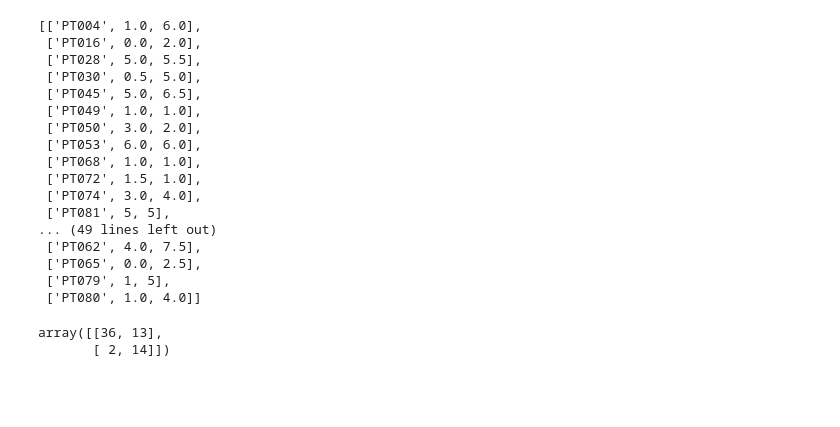
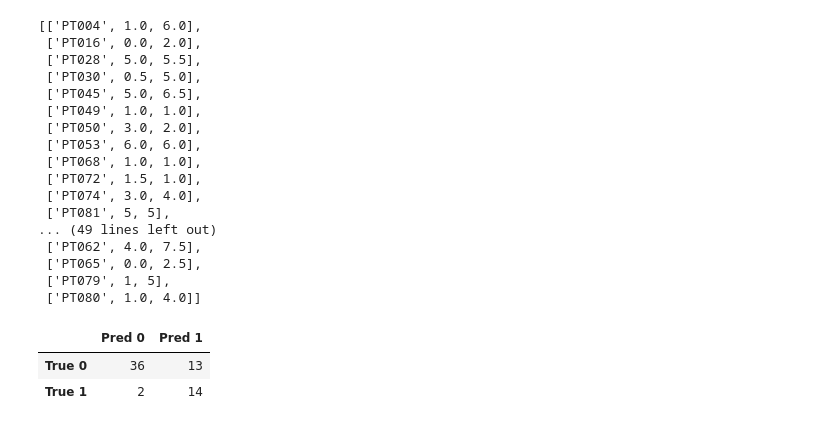
Before and after one commit to miguelmartins/eggimazing, a Jupyter notebook: get_data.ipynb, the cells around one changed output. Saved outputs shown, nothing was run; the diff lists cells and outputs as text; code cells hidden in the pictures; blank space fills up the shorter version.

```diff
--- a/get_data.ipynb
+++ b/get_data.ipynb
@@ -316,9 +310,13 @@ for values in eggim_values:
     else: values[1] = y_true.append(1)
     if values[2] < 5: y_pred.append(0)
     else: values[2] = y_pred.append(1)
-# %%
-cm = confusion_matrix(y_true,y_pred)
-cm
-# %% [output]
-array([[36, 13],
-       [ 2, 14]])
+# %%
+cm = confusion_matrix(y_true,y_pred)
+cm_df = pd.DataFrame(cm, index=[f"True {name}" for name in ['0','1']],
+                     columns=[f"Pred {name}" for name in ['0','1']])
+
+cm_df
+# %% [output]
+|  | Pred 0 | Pred 1 |
+| True 0 | 36 | 13 |
+| True 1 | 2 | 14 |
```
Also changed, not shown: parts of 1 cell of this notebook, 1 other file.
